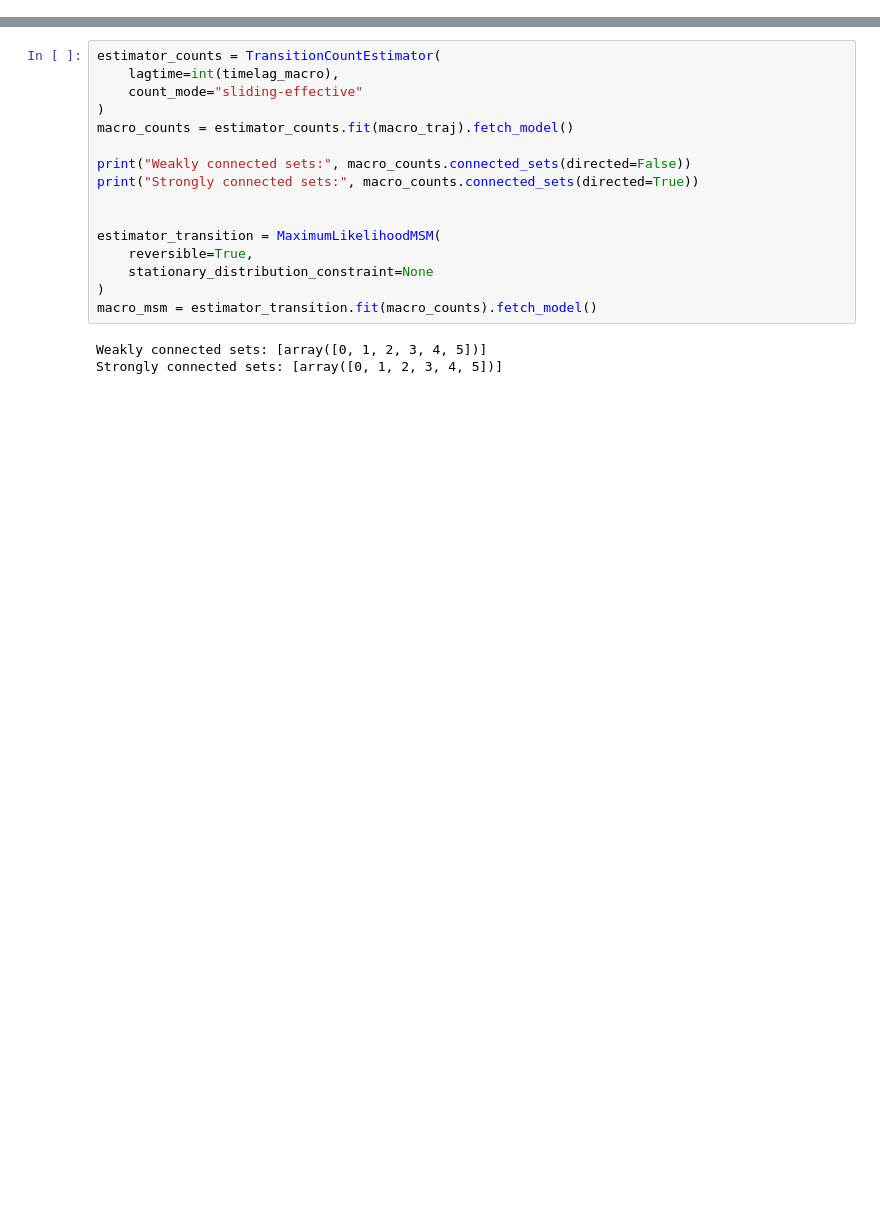
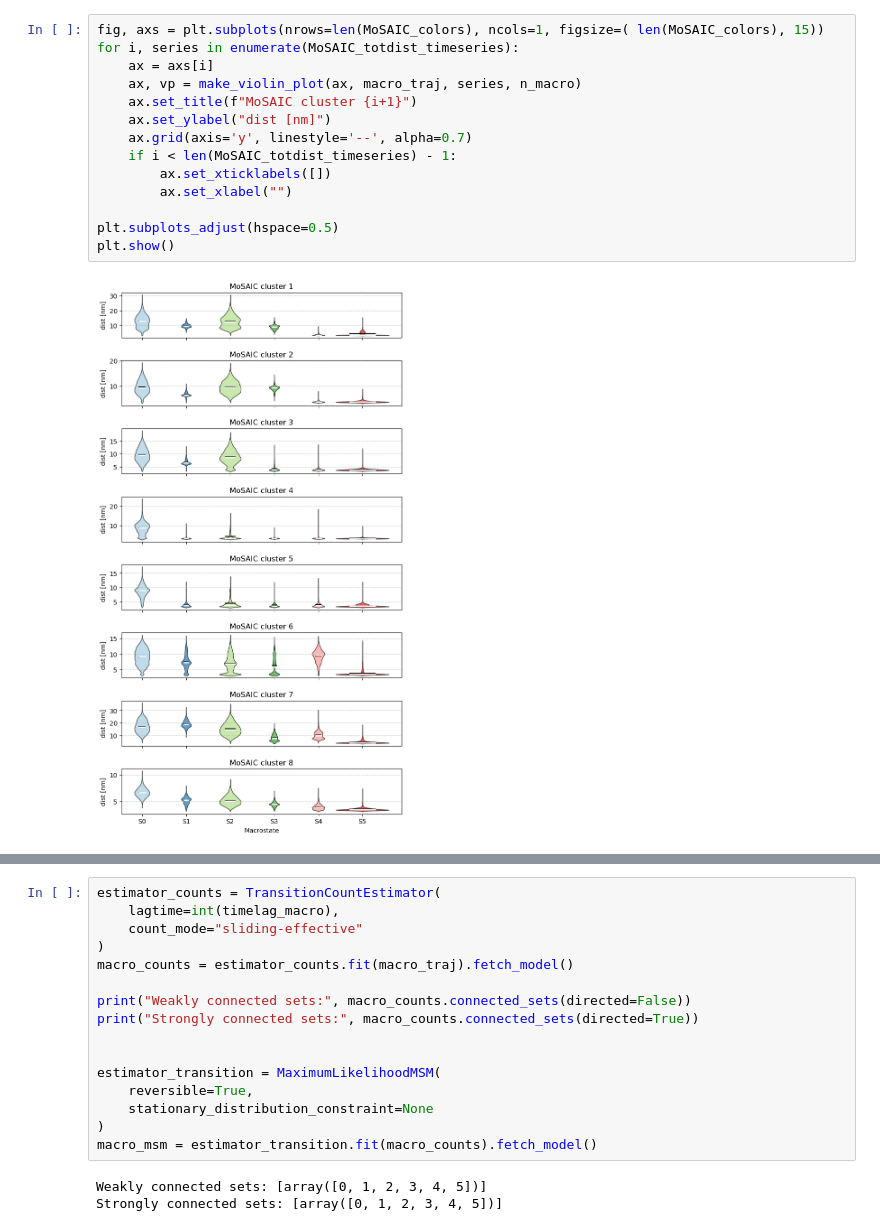
Before and after one commit to miriamzara/MSM, a Jupyter notebook: step_4_analysis.ipynb, the cells around one changed output, grey strips where cells are left out. Cells and saved outputs as stored; diff of their text form; blank space fills up the shorter version.

```diff
--- a/step_4_analysis.ipynb
+++ b/step_4_analysis.ipynb
@@ -111,0 +166,16 @@ plt.show()
+# %%
+fig, axs = plt.subplots(nrows=len(MoSAIC_colors), ncols=1, figsize=( len(MoSAIC_colors), 15))
+for i, series in enumerate(MoSAIC_totdist_timeseries):
+    ax = axs[i]
+    ax, vp = make_violin_plot(ax, macro_traj, series, n_macro)
+    ax.set_title(f"MoSAIC cluster {i+1}")
+    ax.set_ylabel("dist [nm]")
+    ax.grid(axis='y', linestyle='--', alpha=0.7)
+    if i < len(MoSAIC_totdist_timeseries) - 1:
+        ax.set_xticklabels([])
+        ax.set_xlabel("")
+
+plt.subplots_adjust(hspace=0.5)
+plt.show()
+# %% [output]
+[figure, added]
```
Also changed, not shown: parts of 22 cells of this notebook, 1 other file.
